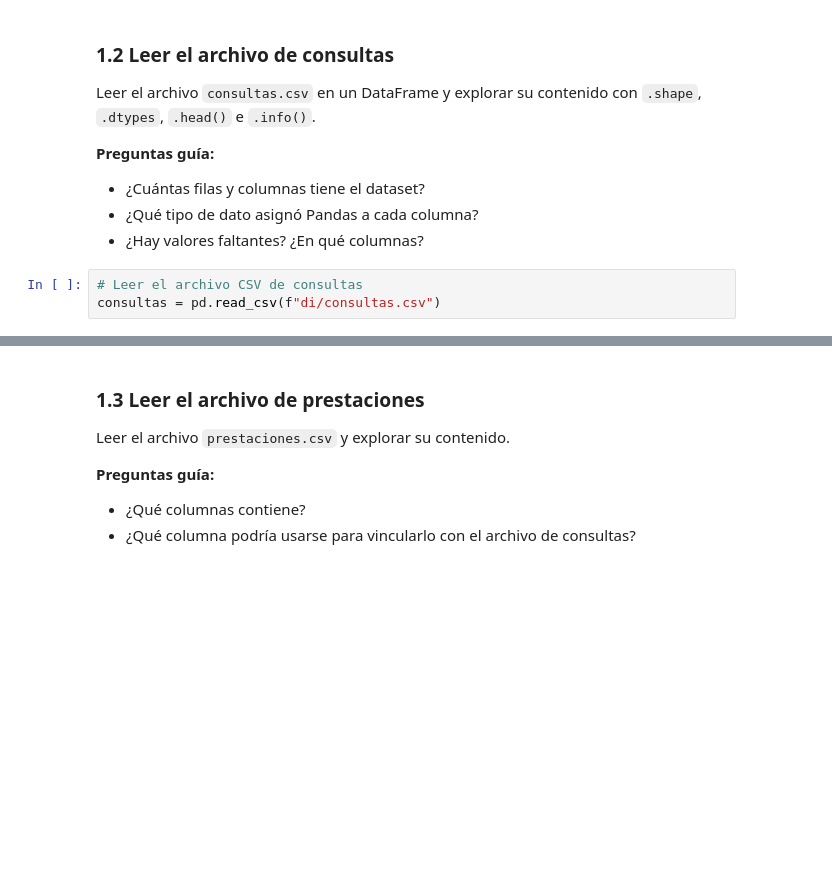
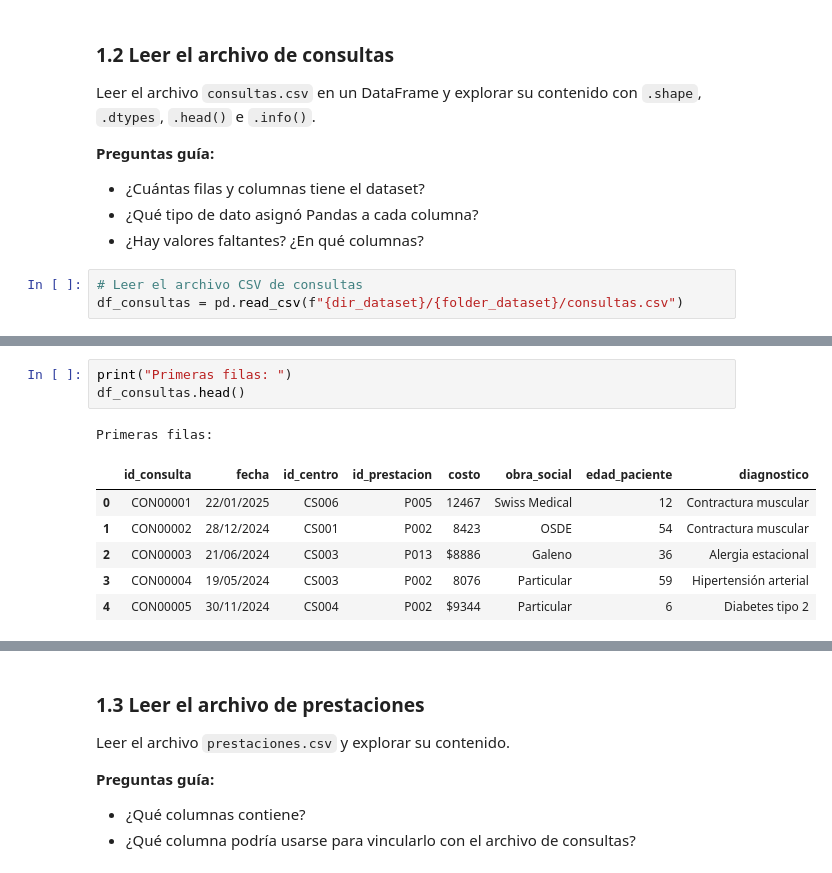
Before and after one commit to baubyte/CienciaDeDatos, a Jupyter notebook: Semana_4/Ejercicios/Taller_centros_de_salud_v3.ipynb, the cells around one changed output, grey strips where cells are left out. Cells and saved outputs as stored; diff of their text form; blank space fills up the shorter version.

```diff
--- a/Semana_4/Ejercicios/Taller_centros_de_salud_v3.ipynb
+++ b/Semana_4/Ejercicios/Taller_centros_de_salud_v3.ipynb
@@ -55,6 +65,6 @@ Leer el archivo `consultas.csv` en un DataFrame y explorar su contenido con `.sh
 - ¿Hay valores faltantes? ¿En qué columnas?
 # %%
 # Leer el archivo CSV de consultas
-consultas = pd.read_csv(f"di/consultas.csv")
+df_consultas = pd.read_csv(f"{dir_dataset}/{folder_dataset}/consultas.csv")
 # %%
 # Explorar el DataFrame: shape, dtypes, head, info
@@ -139,0 +98,11 @@ dtype: int64
+# %%
+print("Primeras filas: ")
+df_consultas.head()
+# %% [output]
+Primeras filas:
+|  | id_consulta | fecha | id_centro | id_prestacion | costo | obra_social | edad_paciente | diagnostico |
+| 0 | CON00001 | 22/01/2025 | CS006 | P005 | 12467 | Swiss Medical | 12 | Contractura muscular |
+| 1 | CON00002 | 28/12/2024 | CS001 | P002 | 8423 | OSDE | 54 | Contractura muscular |
+| 2 | CON00003 | 21/06/2024 | CS003 | P013 | $8886 | Galeno | 36 | Alergia estacional |
+| 3 | CON00004 | 19/05/2024 | CS003 | P002 | 8076 | Particular | 59 | Hipertensión arterial |
+| 4 | CON00005 | 30/11/2024 | CS004 | P002 | $9344 | Particular | 6 | Diabetes tipo 2 |
```
Also changed, not shown: parts of 11 cells of this notebook.
